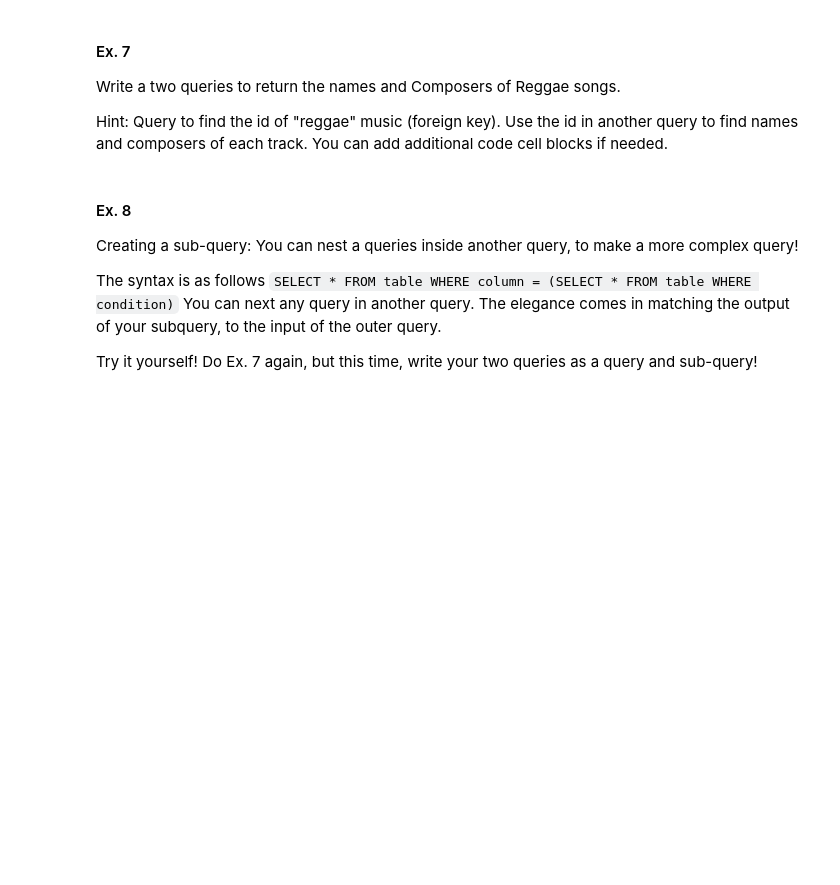
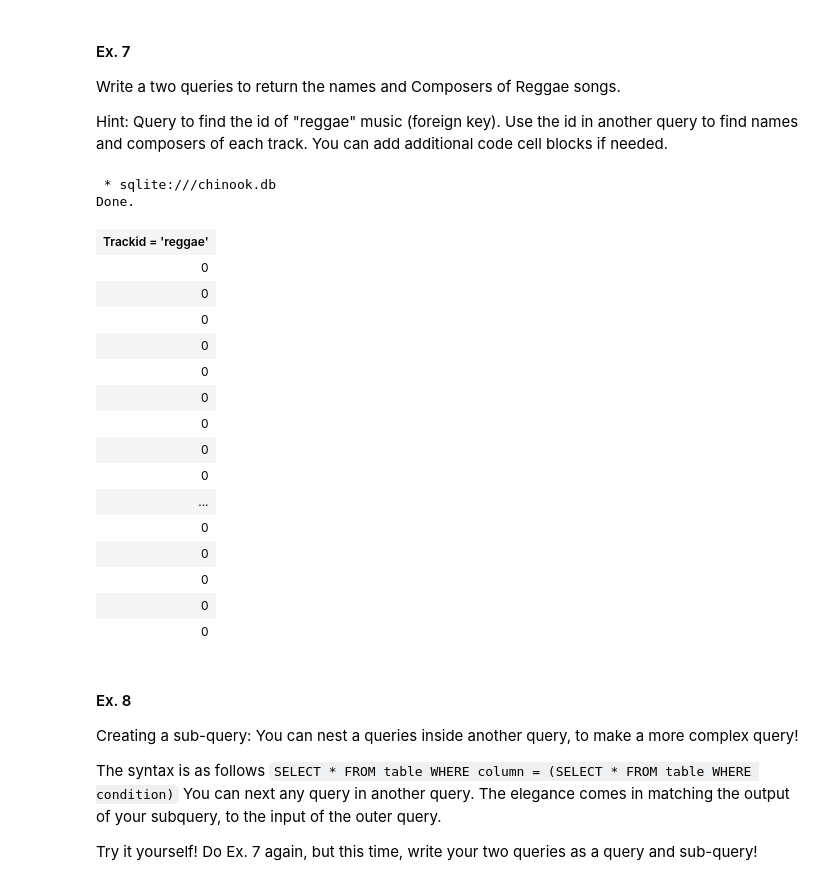
Before and after one commit to ramazanima/CSC330-intro-to-sql, a Jupyter notebook: Intro_to_SQL.ipynb, the cells around one changed output. Cells and saved outputs as stored; diff of their text form; code cells hidden in the pictures; blank space fills up the shorter version.

```diff
--- a/Intro_to_SQL.ipynb
+++ b/Intro_to_SQL.ipynb
@@ -216,7 +229,26 @@ Write a two queries to return the names and Composers of Reggae songs.
 Hint: Query to find the id of "reggae" music (foreign key). Use the id in another query to find names and composers of each track. You can add additional code cell blocks if needed.
 # %%
 %%sql
--- Write your query here
+SELECT Trackid,Name = 'reggae' FROM tracks
+# %% [output]
+ * sqlite:///chinook.db
+Done.
+| Trackid = 'reggae' |
+| 0 |
+| 0 |
+| 0 |
+| 0 |
+| 0 |
+| 0 |
+| 0 |
+| 0 |
+| 0 |
+| ... |
+| 0 |
+| 0 |
+| 0 |
+| 0 |
+| 0 |
 # %% [markdown]
 #### Ex. 8
 Creating a sub-query: You can nest a queries inside another query, to make a more complex query!
```
Also changed, not shown: parts of 2 cells of this notebook.
